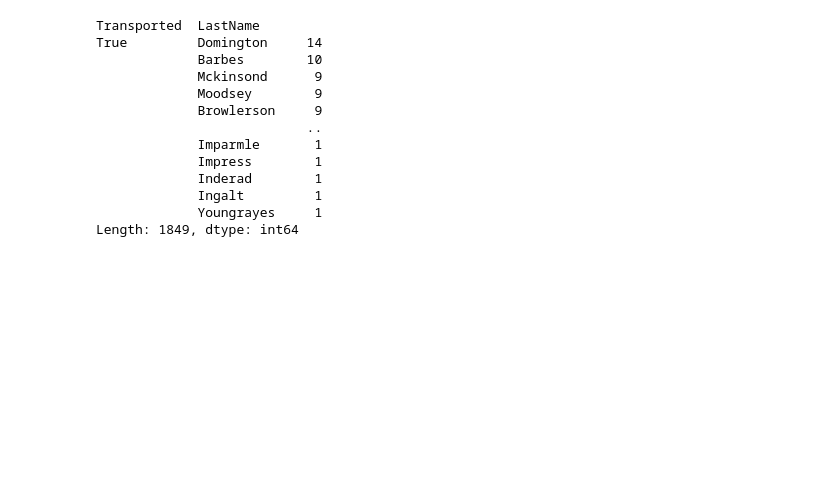
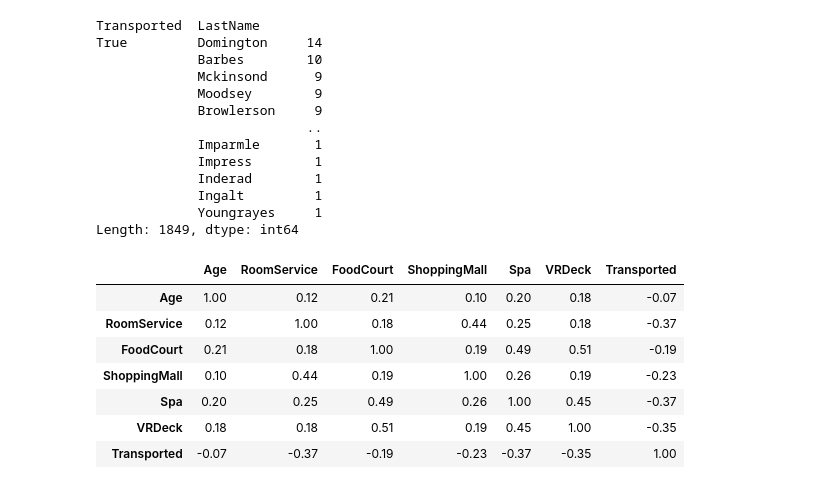
Before and after one commit to hcwang24/space_titanic, a Jupyter notebook: initial_analysis.ipynb, the cells around one changed output. Saved outputs shown, nothing was run; the diff lists cells and outputs as text; code cells hidden in the pictures; blank space fills up the shorter version.

```diff
--- a/initial_analysis.ipynb
+++ b/initial_analysis.ipynb
@@ -368,4 +368,16 @@ True         Domington     14
              Youngrayes     1
 Length: 1849, dtype: int64
 # %%
-t
+# Let's look at the correlation of the numerical values to the target `Transported`.
+# It seems that there are negative trends between passengers' spendings on the spaceship
+# and whether they are transported during the anomaly.
+train_df.corr('spearman').style.format(precision=2).background_gradient()
+# %% [output]
+|  | Age | RoomService | FoodCourt | ShoppingMall | Spa | VRDeck | Transported |
+| Age | 1.00 | 0.12 | 0.21 | 0.10 | 0.20 | 0.18 | -0.07 |
+| RoomService | 0.12 | 1.00 | 0.18 | 0.44 | 0.25 | 0.18 | -0.37 |
+| FoodCourt | 0.21 | 0.18 | 1.00 | 0.19 | 0.49 | 0.51 | -0.19 |
+| ShoppingMall | 0.10 | 0.44 | 0.19 | 1.00 | 0.26 | 0.19 | -0.23 |
+| Spa | 0.20 | 0.25 | 0.49 | 0.26 | 1.00 | 0.45 | -0.37 |
+| VRDeck | 0.18 | 0.18 | 0.51 | 0.19 | 0.45 | 1.00 | -0.35 |
+| Transported | -0.07 | -0.37 | -0.19 | -0.23 | -0.37 | -0.35 | 1.00 |
```
